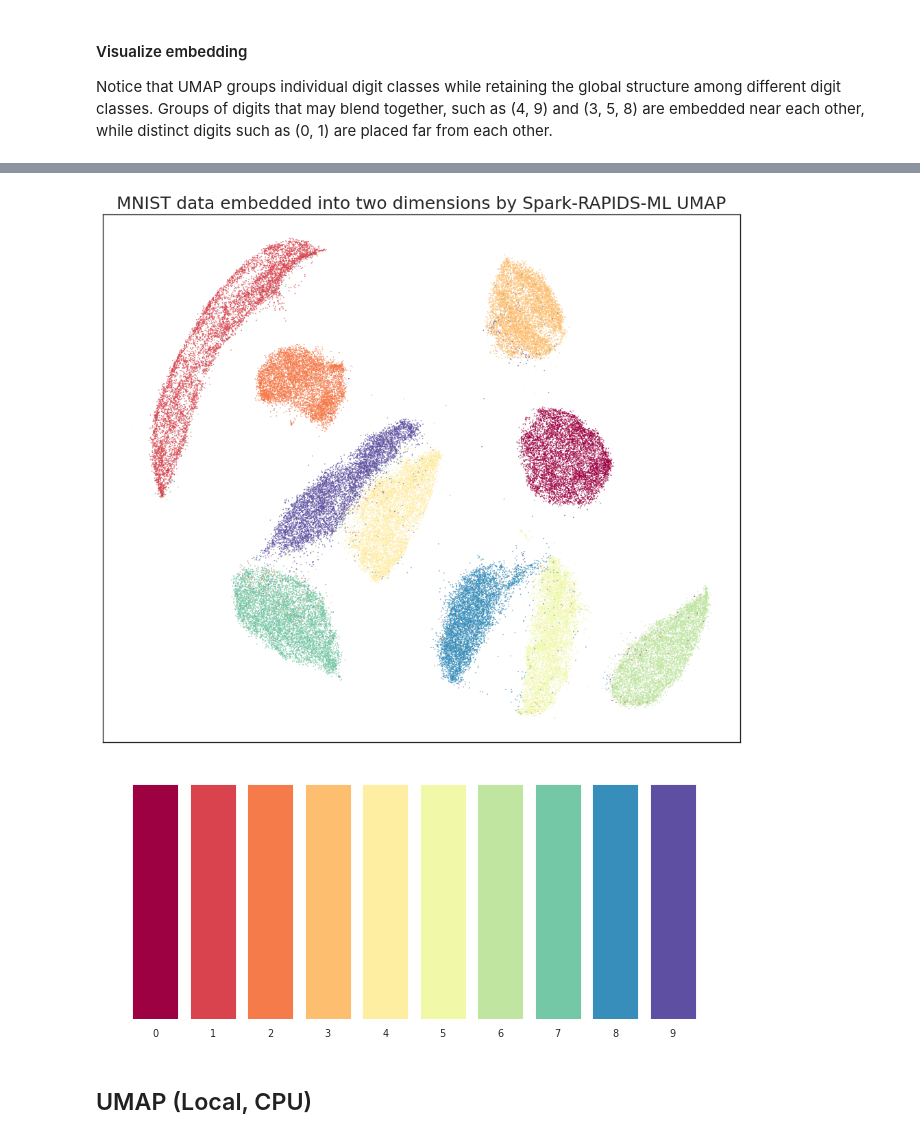
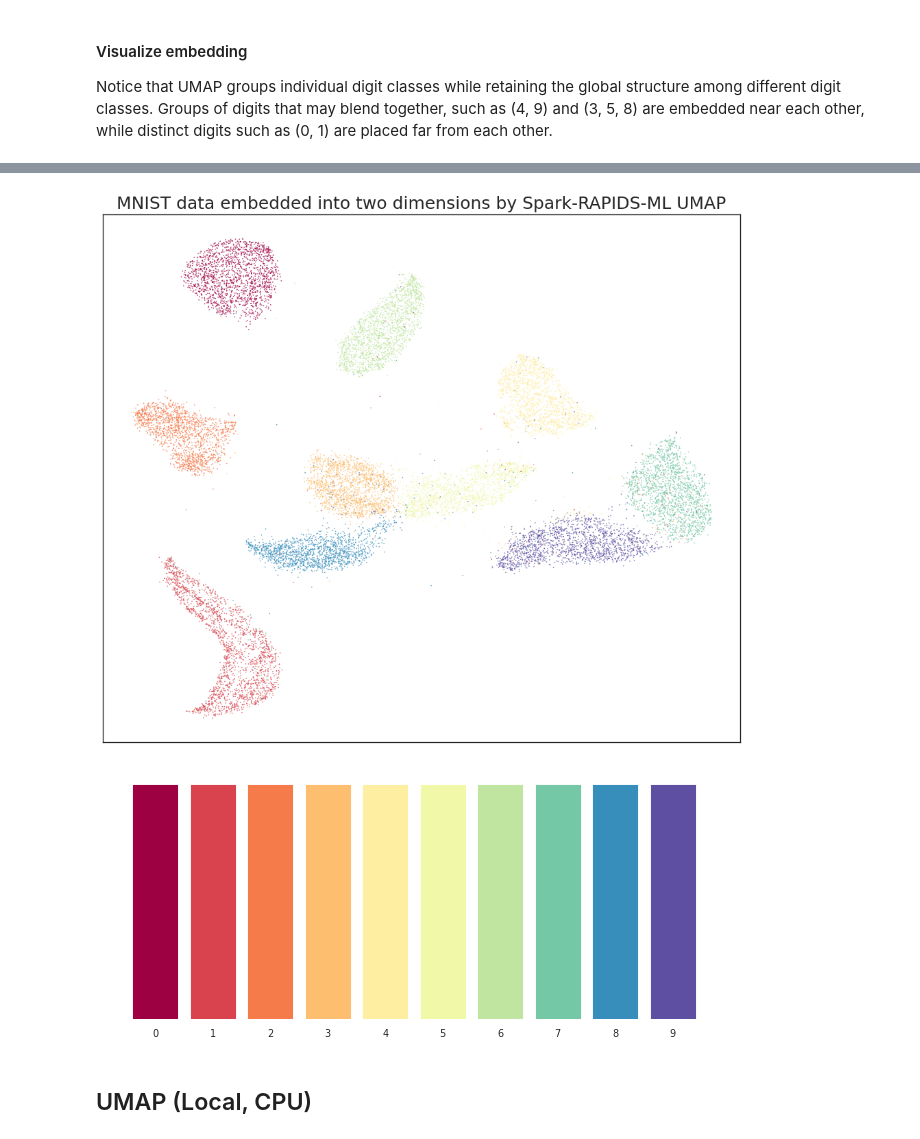
Before and after one commit to NVIDIA/spark-rapids-ml, a Jupyter notebook: notebooks/umap.ipynb, the cells around one changed output, grey strips where cells are left out. Drawn from its saved outputs; the diff is of its cells as text; code cells hidden in the pictures.

Commit message:
Umap notebook fixes (#404)

```diff
--- a/notebooks/umap.ipynb
+++ b/notebooks/umap.ipynb
@@ -73,13 +91,13 @@ mnist_df.cache().show(5)
 # %%
 from spark_rapids_ml.umap import UMAP
 # %%
-feature_cols = [f"pixel{i}" for i in range(1, mnist.data.shape[1] + 1)]
+feature_cols = [f"pixel{i}" for i in range(1, train_data.shape[1] + 1)]
 umap_estimator = UMAP(num_workers=6).setFeaturesCols(feature_cols)
 # %% [markdown]
 ### Fit
 Note that fit is executed on a single node, as multi-node fitting is not yet supported.
 # %%
 start_time = time.time()
-umap_model = umap_estimator.fit(mnist_df)
+umap_model = umap_estimator.fit(train_df)
 print(f"Fit took: {time.time() - start_time} sec")
 # %% [output]
@@ -101,2 +119,7 @@ Model embedding shape: 70000 , 2
 # %% [markdown]
 ### Transform
+# %%
+"""Create test dataframe"""
+feature_cols = [f"pixel{i}" for i in range(1, test_data.shape[1] + 1)]
+test_df = spark.createDataFrame(test_data)
+test_df.cache().count()
@@ -103,7 +129,6 @@ Model embedding shape: 70000 , 2
 # %%
 start_time = time.time()
-df_output = umap_model.transform(mnist_df)
-df_output.cache()
+df_output = umap_model.transform(test_df)
 df_output.count()
 print(f"Transform took: {time.time() - start_time} sec")
 # %% [output]
@@ -121,7 +146,7 @@ embedding = np.array(pd_output["embedding"].to_list())
 # Plot the transformed embeddings
 sns.set(context="paper", style="white")
 fig, ax = plt.subplots(figsize=(12, 10))
-color = mnist.target.astype(int)
+color = test_labels.astype(int)
 plt.scatter(embedding[:, 0], embedding[:, 1], c=color, cmap="Spectral", s=0.1)
 plt.setp(ax, xticks=[], yticks=[])
 plt.title("MNIST data embedded into two dimensions by Spark-RAPIDS-ML UMAP", fontsize=18)
@@ -142,4 +167,4 @@ plt.show()
-[figure, old version]
+[figure, new version]
 [figure]
 # %% [markdown]
 ## UMAP (Local, CPU)
```
Also changed, not shown: parts of 30 cells of this notebook.
